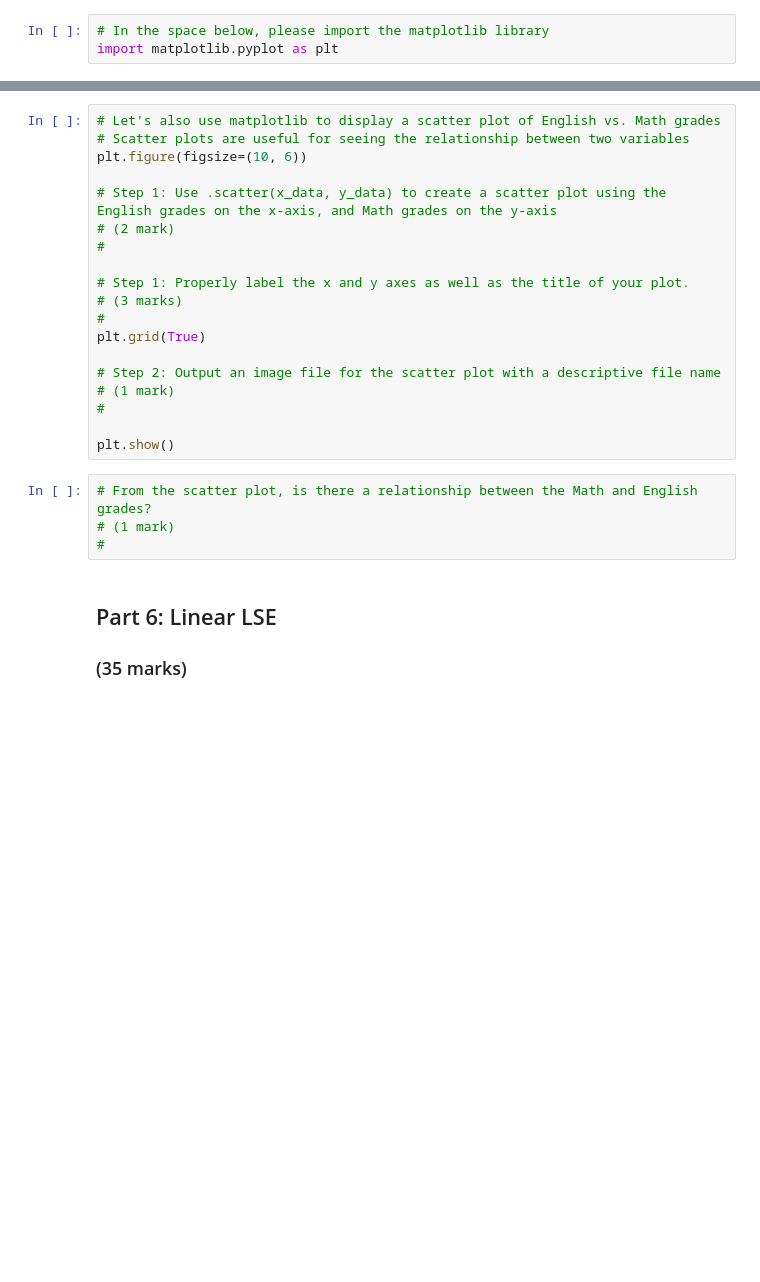
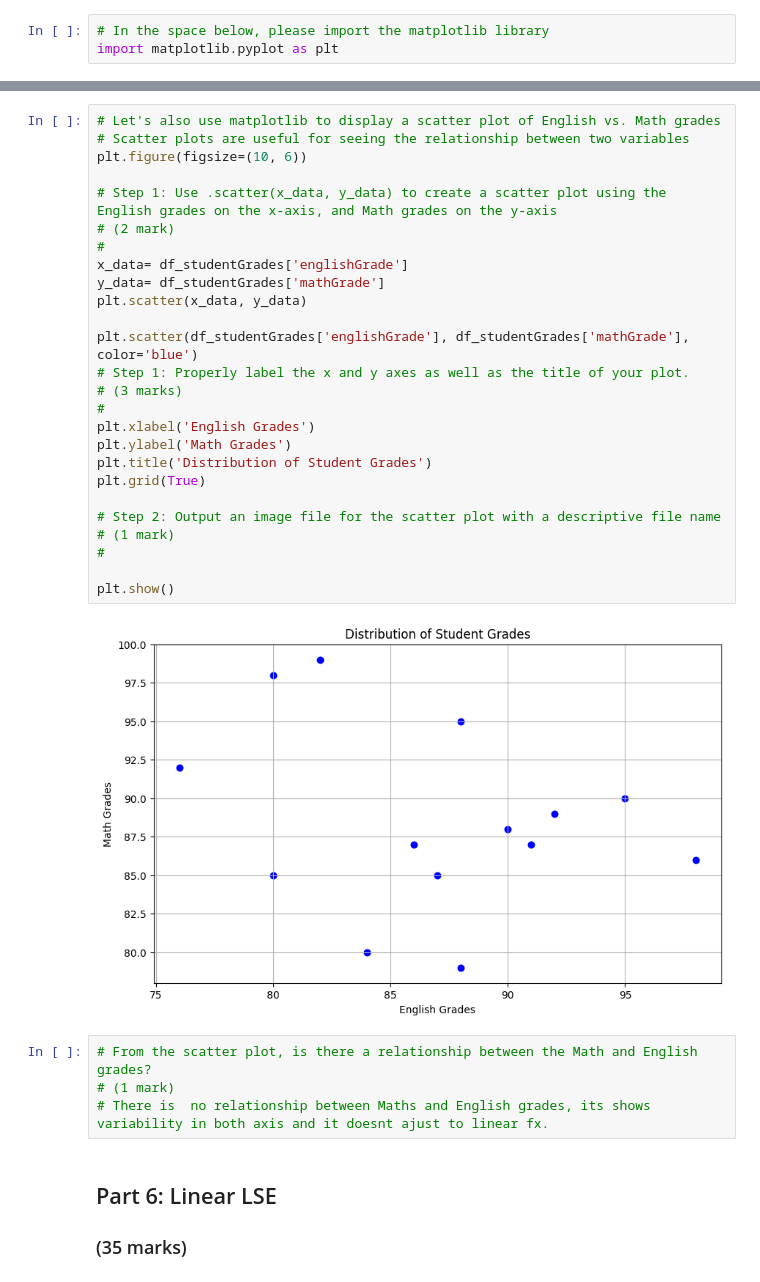
Before and after one commit to Rukkyn678/ENGG680_2025_Fall, a Jupyter notebook: Lab_Assignment1/StudentGradeManagementSystem.ipynb, the cells around one changed output, grey strips where cells are left out. Cells and saved outputs as stored; diff of their text form; blank space fills up the shorter version.

```diff
--- a/Lab_Assignment1/StudentGradeManagementSystem.ipynb
+++ b/Lab_Assignment1/StudentGradeManagementSystem.ipynb
@@ -757,26 +766,35 @@ plt.show()
 # %%
 # Let's also use matplotlib to display a scatter plot of English vs. Math grades
 # Scatter plots are useful for seeing the relationship between two variables
 plt.figure(figsize=(10, 6))
 
 # Step 1: Use .scatter(x_data, y_data) to create a scatter plot using the English grades on the x-axis, and Math grades on the y-axis
 # (2 mark)
 #
+x_data= df_studentGrades['englishGrade']
+y_data= df_studentGrades['mathGrade']
+plt.scatter(x_data, y_data)
 
+plt.scatter(df_studentGrades['englishGrade'], df_studentGrades['mathGrade'], color='blue')
 # Step 1: Properly label the x and y axes as well as the title of your plot.
 # (3 marks)
 #
+plt.xlabel('English Grades')
+plt.ylabel('Math Grades')
+plt.title('Distribution of Student Grades')
 plt.grid(True)
 
 # Step 2: Output an image file for the scatter plot with a descriptive file name
 # (1 mark)
 #
 
 plt.show()
+# %% [output]
+[figure, added]
 # %%
 # From the scatter plot, is there a relationship between the Math and English grades?
 # (1 mark)
-#
+# There is  no relationship between Maths and English grades, its shows variability in both axis and it doesnt ajust to linear fx.
 # %% [markdown]
 ## Part 6: Linear LSE
 ### (35 marks)
```
Also changed, not shown: parts of 15 cells of this notebook, 2 other files.
